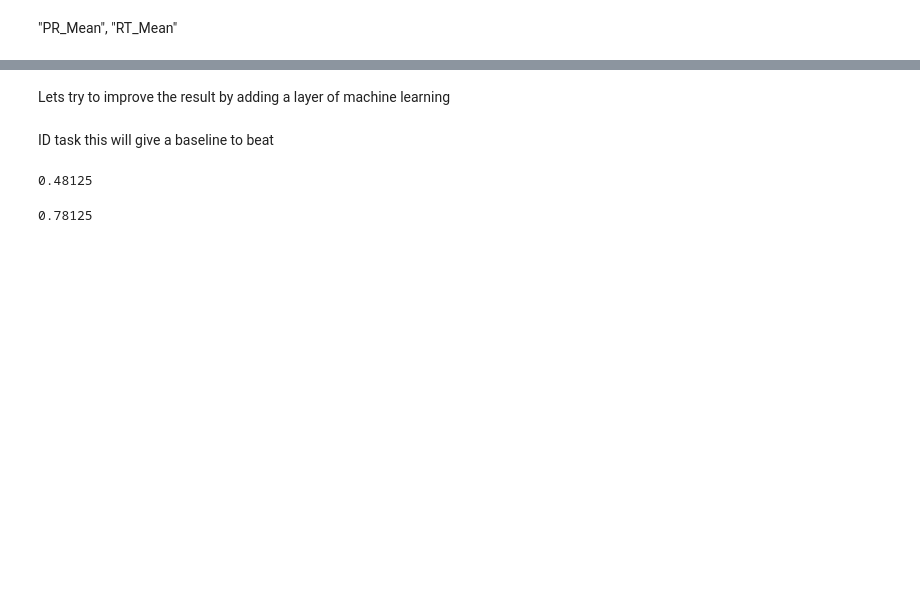
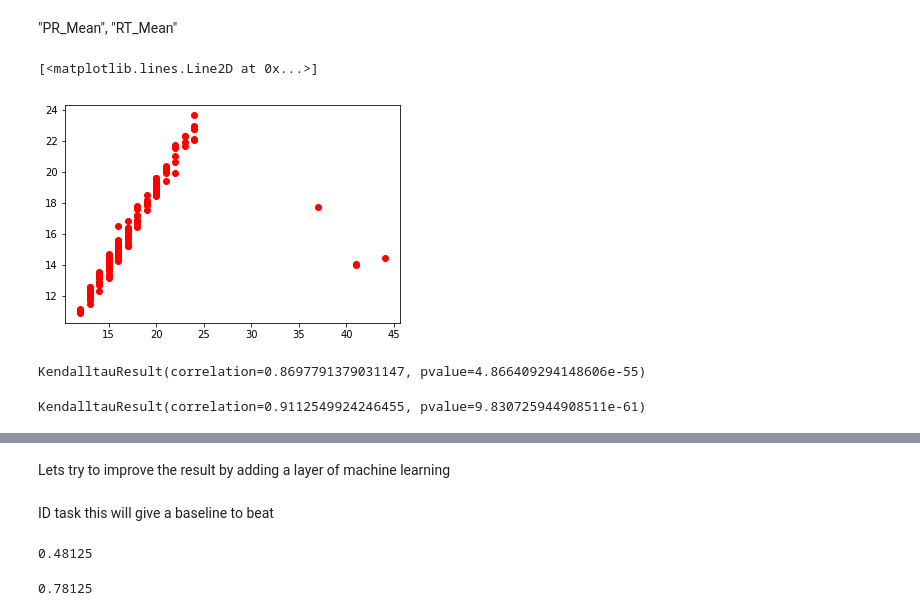
Before and after one commit to eeishaan/ift6759-block1, a Jupyter notebook: experiment/working_file.ipynb, the cells around one changed output, grey strips where cells are left out. Cells and saved outputs as stored; diff of their text form; code cells hidden in the pictures; blank space fills up the shorter version.

```diff
--- a/experiment/working_file.ipynb
+++ b/experiment/working_file.ipynb
@@ -345,0 +997,16 @@ Plot_ECG(listoftemplate[8],start=0,end=110,seconde = False)
+# %%
+from sklearn.svm import SVR
+from sklearn.model_selection import GridSearchCV
+param_grid = [{'C': [1, 5, 10, 15, 100, 1000,10000], 'epsilon': [0.001, 0.0001,0.1,0.5,1,10], "degree" : [3,4]}]
+
+svm = SVR(gamma="auto")
+result = []
+for i in range(3):
+    clf = GridSearchCV(svm, param_grid, cv=5)
+    clf.fit(pca_train, TrainLabel_shuffle[:,i])
+    y_pred = clf.predict(pca_valid)
+    print(LABELS_NAME[i])
+    result.append(kendalltau(y_pred, ValidLabel_shuffle[:,i])[0])
+    print(kendalltau(y_pred, ValidLabel_shuffle[:,i])[0])
+
+print(np.mean(result))
@@ -345,0 +1021,13 @@ Plot_ECG(listoftemplate[8],start=0,end=110,seconde = False)
+# %%
+from sklearn.linear_model import LinearRegression
+
+lin = LinearRegression()
+result = []
+for i in range(3):
+    lin.fit(train_shuffle, TrainLabel_shuffle[:,i])
+    y_pred = lin.predict(valid_shuffle)
+    print(LABELS_NAME[i])
+    result.append(kendalltau(y_pred, ValidLabel_shuffle[:,i])[0])
+    print(kendalltau(y_pred, ValidLabel_shuffle[:,i])[0])
+
+print(np.mean(result))
@@ -362,7 +1075,7 @@ kendalltau(RR_std, train_labels[:,-2])
 # %% [markdown]
 "PR_Mean", "RT_Mean"
 # %%
-S_numpy = preprocess_train.cpu().numpy()
+S_numpy = preprocess_valid.cpu().numpy()
 # %%
 listoftemplate = []
 listofQRS_offset = []
@@ -372,7 +1085,8 @@ listofQRS_onset = []
 listofP_peak = []
 listofP_onset = []
 listofR_Peak = []
-
+R_peak = R_peak_valid
+RR_interval_mean = Valid_RR_mean
 
 for recording in range(len(R_peak)):
     #generate the template
@@ -466,7 +1180,16 @@ PR_Mean = [R_peak-P_onset for R_peak,P_onset in zip(listofR_Peak,listofP_peak)]
 # %%
 PR_Mean2 = [QRS_onset-P_onset for QRS_onset,P_onset in zip(listofQRS_onset,listofP_onset)]
 # %%
-plt.plot(PR_Mean, train_labels[:,0], "ro")
+plt.plot(PR_Mean, valid_labels[:,0], "ro")
+# %% [output]
+[<matplotlib.lines.Line2D at 0x...>]
+[figure, added]
 # %%
-kendalltau(PR_Mean, train_labels[:,0])
+kendalltau(PR_Mean, valid_labels[:,0])
+# %% [output]
+KendalltauResult(correlation=0.8697791379031147, pvalue=4.866409294148606e-55)
+# %%
+kendalltau(RT_Mean, valid_labels[:, 1])
+# %% [output]
+KendalltauResult(correlation=0.9112549924246455, pvalue=9.830725944908511e-61)
 # %%
```
Also changed, not shown: parts of 88 cells of this notebook.
